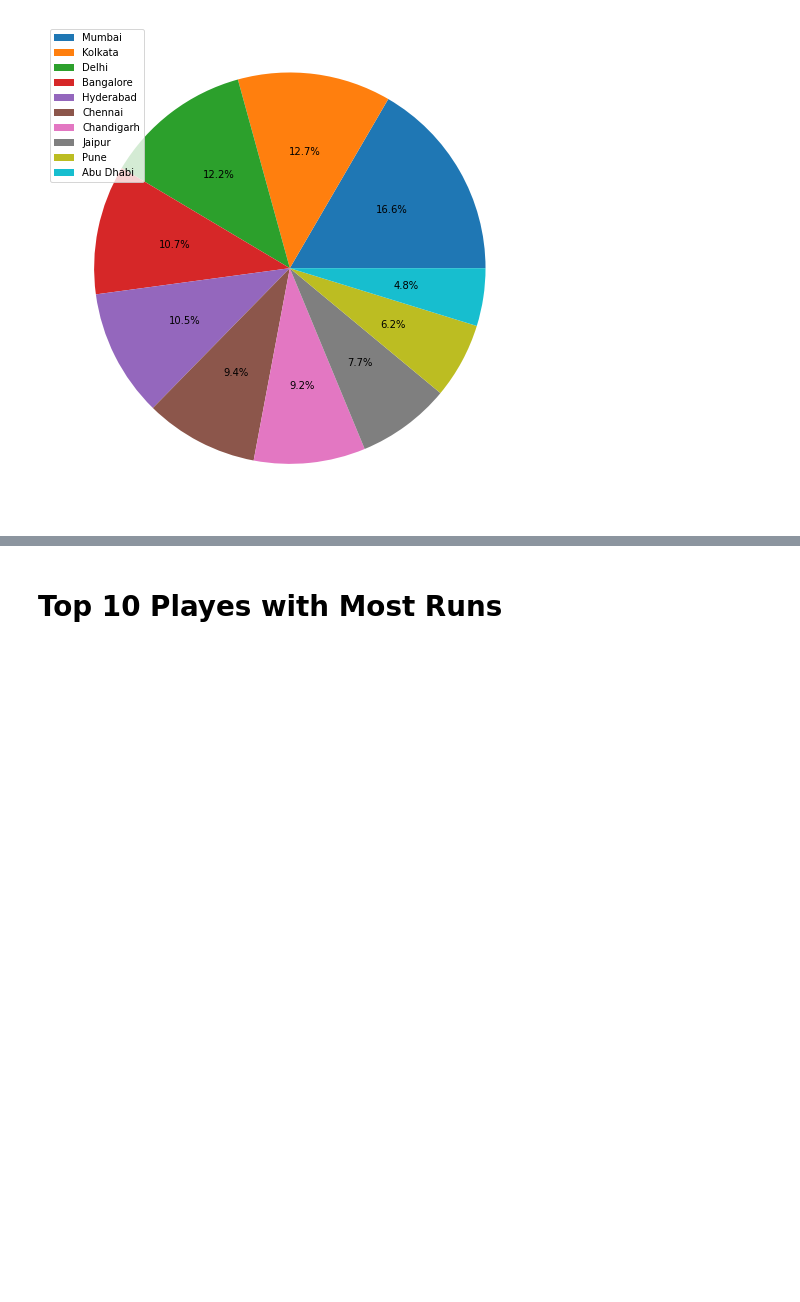
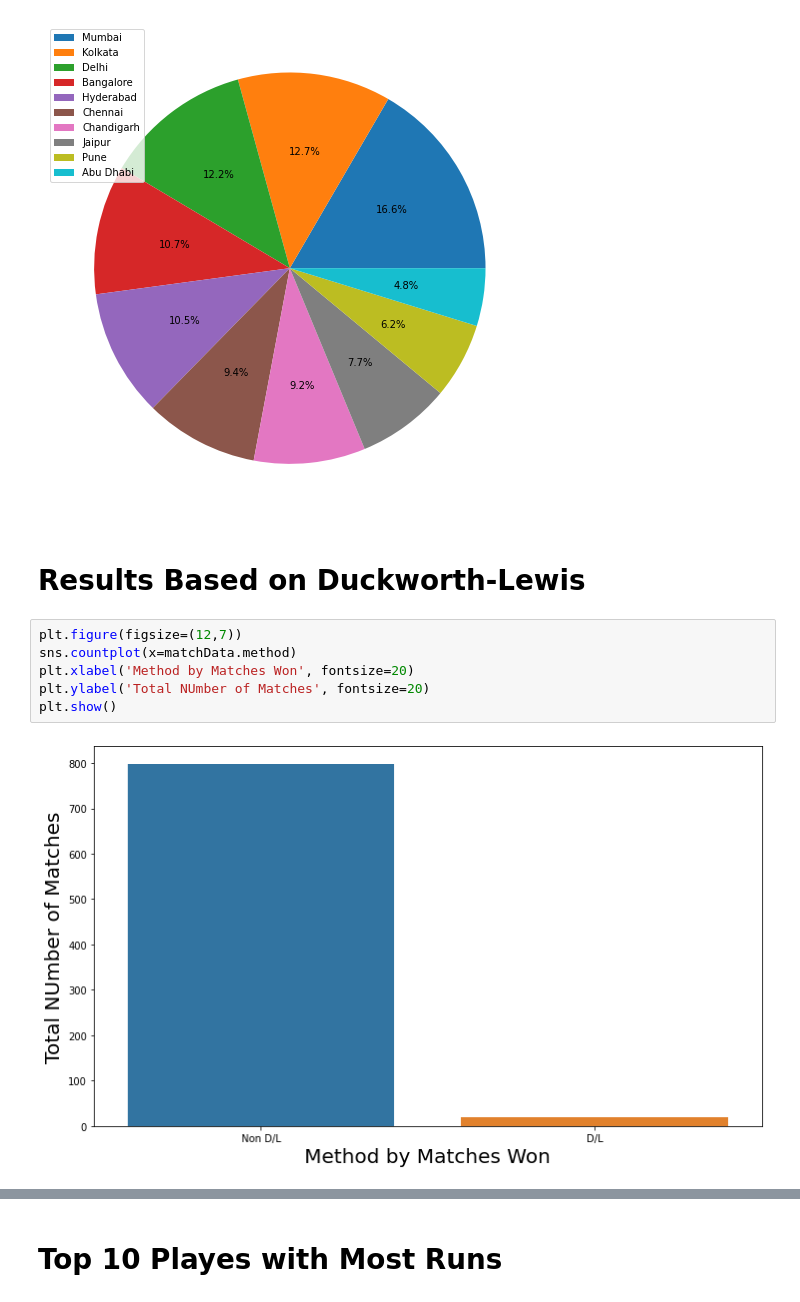
Before and after one commit to subhamyadav580/Data-Analysis-with-IPL-Dataset, a Jupyter notebook: IPL.ipynb, the cells around one changed output, grey strips where cells are left out. Drawn from its saved outputs; the diff is of its cells as text; blank space fills up the shorter version.

```diff
--- a/IPL.ipynb
+++ b/IPL.ipynb
@@ -481,3 +497,13 @@ plt.legend(topCities, loc="upper left")
 plt.show()
 # %% [output]
 [figure]
+# %% [markdown]
+# **Results Based on Duckworth-Lewis**
+# %%
+plt.figure(figsize=(12,7))
+sns.countplot(x=matchData.method)
+plt.xlabel('Method by Matches Won', fontsize=20)
+plt.ylabel('Total NUmber of Matches', fontsize=20)
+plt.show()
+# %% [output]
+[figure, added]
```
Also changed, not shown: parts of 29 cells of this notebook.
